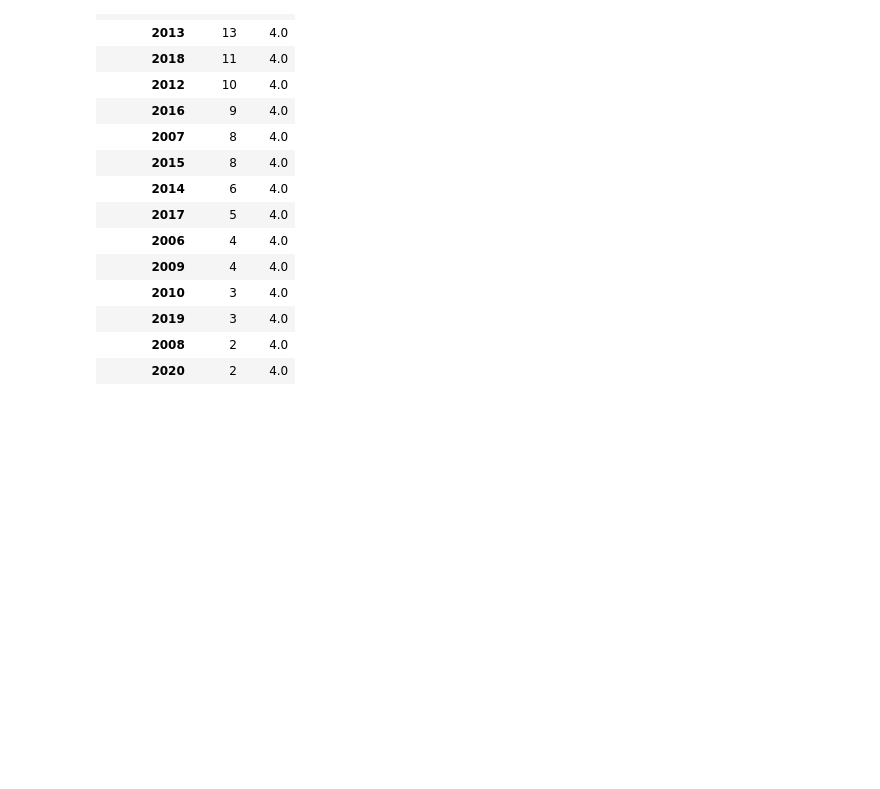
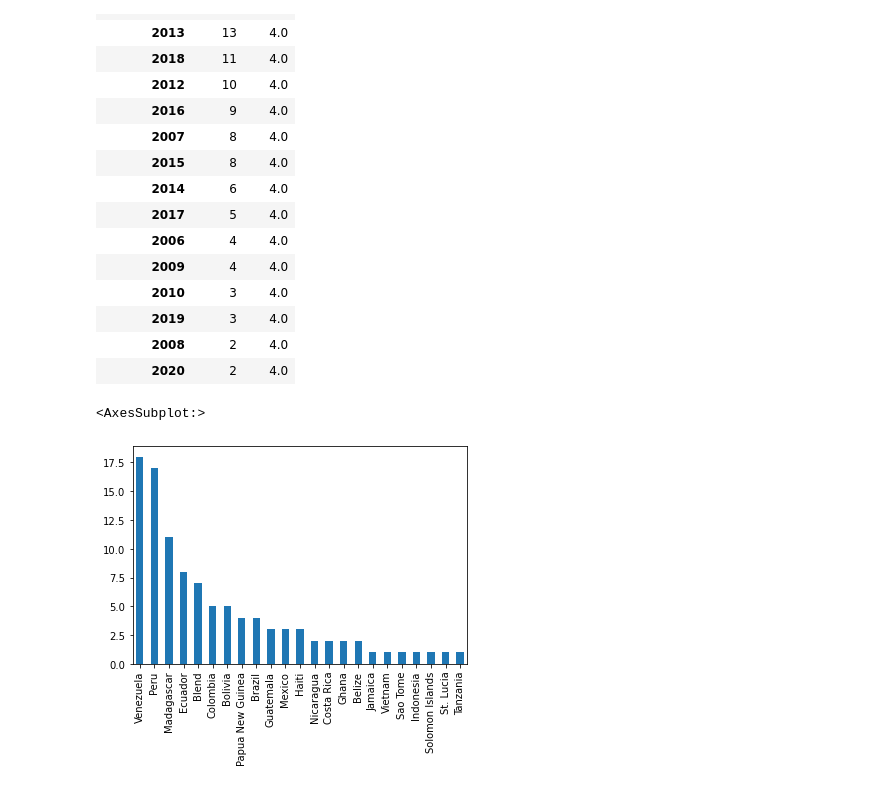
Before and after one commit to Jordantjones/Machine-Learning-Project, a Jupyter notebook: notebooks/exploratory/Qsou/First_EDA.ipynb, the cells around one changed output. Saved outputs shown, nothing was run; the diff lists cells and outputs as text; code cells hidden in the pictures; blank space fills up the shorter version.

Commit message:
added a code to make a visual

```diff
--- a/notebooks/exploratory/Qsou/First_EDA.ipynb
+++ b/notebooks/exploratory/Qsou/First_EDA.ipynb
@@ -927,3 +927,8 @@ greatcho.groupby('review_date').agg(['count', 'mean'])['rating'].sort_values(by=
 | 2019 | 3 | 4.0 |
 | 2008 | 2 | 4.0 |
 | 2020 | 2 | 4.0 |
+# %%
+greatcho.country_of_bean_origin.value_counts().plot(kind = 'bar')
+# %% [output]
+<AxesSubplot:>
+[figure, added]
```
